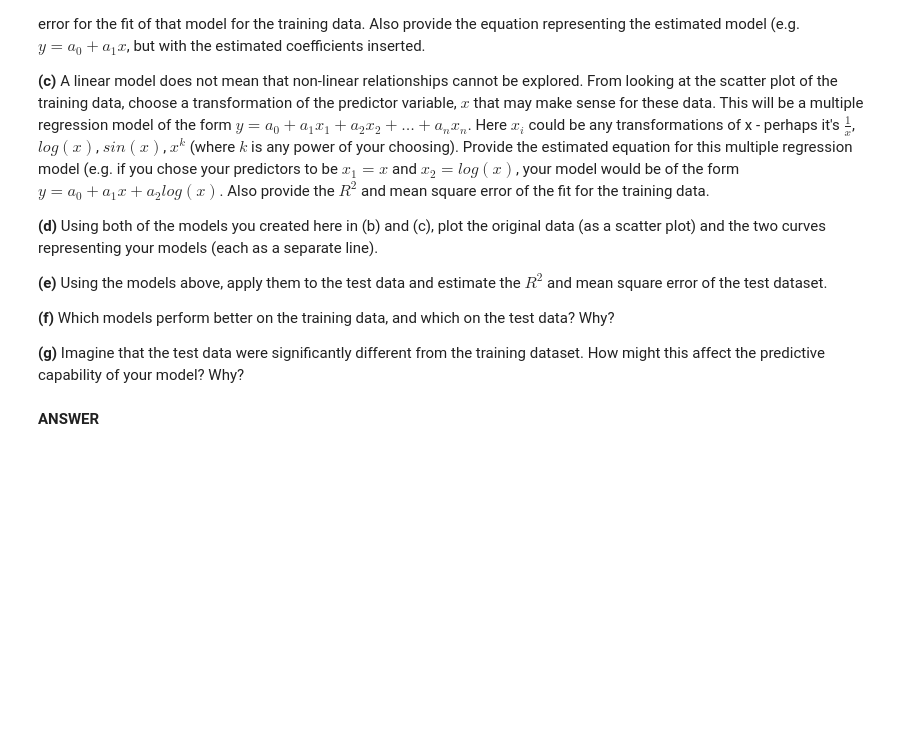
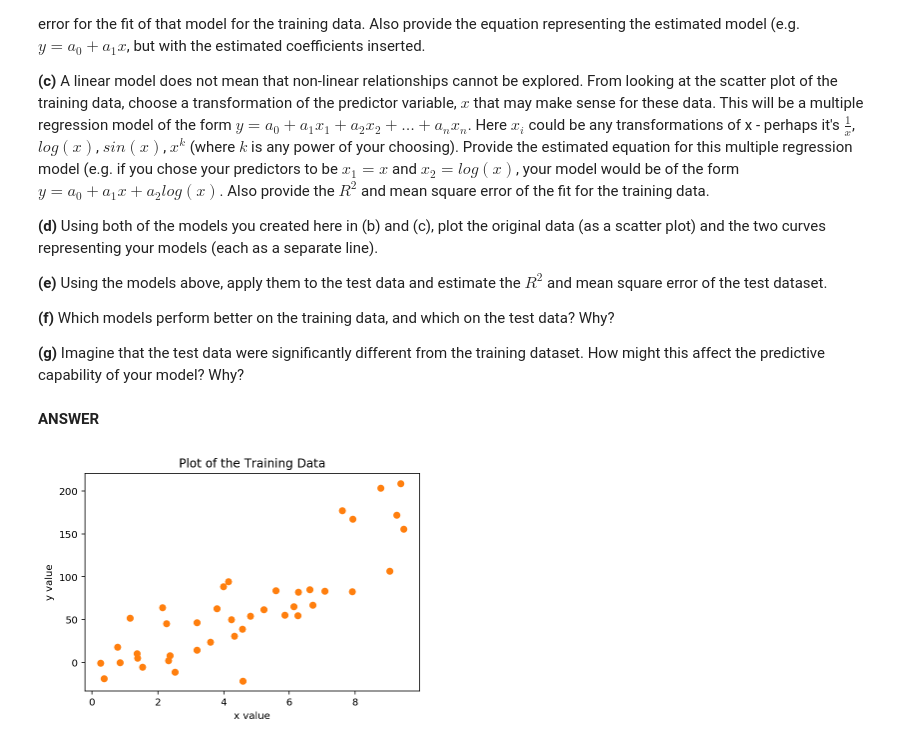
Before and after one commit to y-ke/machine-learning-course, a Jupyter notebook: Assignment 2.ipynb, the cells around one changed output. Saved outputs shown, nothing was run; the diff lists cells and outputs as text; code cells hidden in the pictures; blank space fills up the shorter version.

```diff
--- a/Assignment 2.ipynb
+++ b/Assignment 2.ipynb
@@ -497,10 +501,20 @@ Here, the value of $k$ determines how flexible our model is.
 
 **(g)** Imagine that the test data were significantly different from the training dataset. How might this affect the predictive capability of your model? Why?
 # %%
-x_train = [3.19,9.26,9.38,8.77,7.91,3.79,3.18,7.61,2.36,6.26,6.62,1.53,6.25,7.93,7.07,4.58,4.14,2.14,9.04,4.56,3.99,6.71,2.51,0.84,6.13,5.22,0.25,3.60,1.36,5.59,4.81,1.14,0.36,2.31,1.37,5.86,4.23,9.48,2.26,0.77,4.33]
-y_train = [46.40,172.16,209.00,203.31,82.88,62.57,14.38,177.00,8.01,82.35,84.84,-5.59,54.96,167.17,83.09,-21.63,94.64,63.97,106.57,38.99,88.26,66.99,-11.12,-0.44,65.08,61.47,-0.61,23.85,10.55,83.69,54.35,51.82,-18.63,1.98,4.90,55.44,50.09,155.66,45.57,18.12,30.58]
+x_tr = [3.19,9.26,9.38,8.77,7.91,3.79,3.18,7.61,2.36,6.26,6.62,1.53,6.25,7.93,7.07,4.58,4.14,2.14,9.04,4.56,3.99,6.71,2.51,0.84,6.13,5.22,0.25,3.60,1.36,5.59,4.81,1.14,0.36,2.31,1.37,5.86,4.23,9.48,2.26,0.77,4.33]
+y_tr = [46.40,172.16,209.00,203.31,82.88,62.57,14.38,177.00,8.01,82.35,84.84,-5.59,54.96,167.17,83.09,-21.63,94.64,63.97,106.57,38.99,88.26,66.99,-11.12,-0.44,65.08,61.47,-0.61,23.85,10.55,83.69,54.35,51.82,-18.63,1.98,4.90,55.44,50.09,155.66,45.57,18.12,30.58]
 
-x_test = [5.65,0.07,8.84,5.14,6.65,1.35,5.45,7.39,3.35]
-y_test = [98.52,16.09,198.45,75.90,85.11,47.64,14.76,141.03,-39.13]
+x_te = [5.65,0.07,8.84,5.14,6.65,1.35,5.45,7.39,3.35]
+y_te = [98.52,16.09,198.45,75.90,85.11,47.64,14.76,141.03,-39.13]
 # %% [markdown]
 **ANSWER**
+# %%
+import matplotlib.pyplot as plt
+# (a) Create a scatter plot of your training data.
+plt.scatter(x_tr,y_tr)
+plt.xlabel("x value")
+plt.ylabel("y value")
+plt.title("Plot of the Training Data")
+plt.show()
+# %% [output]
+[figure, added]
```
Also changed, not shown: parts of 14 cells of this notebook.
